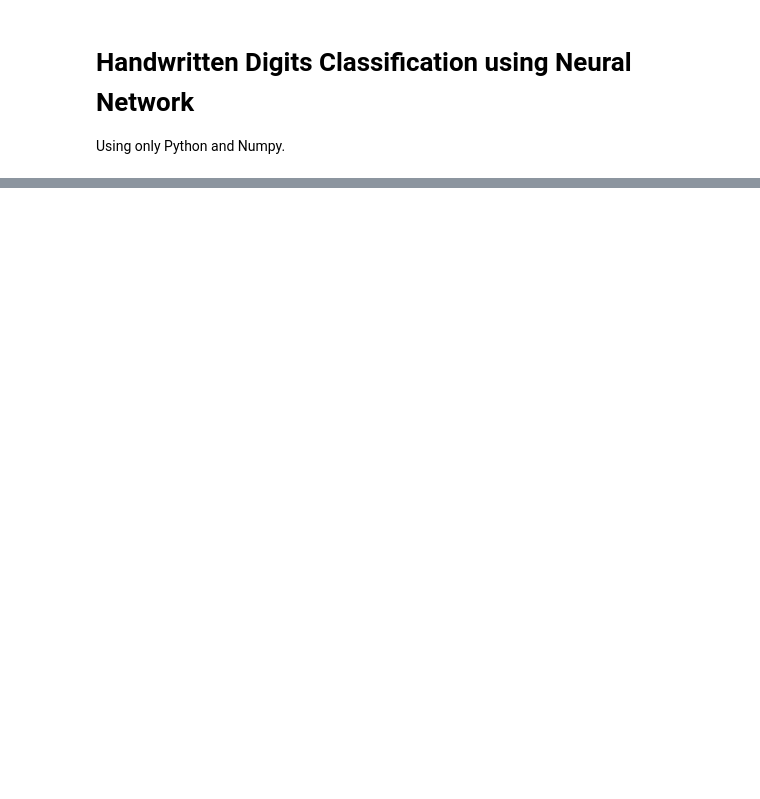
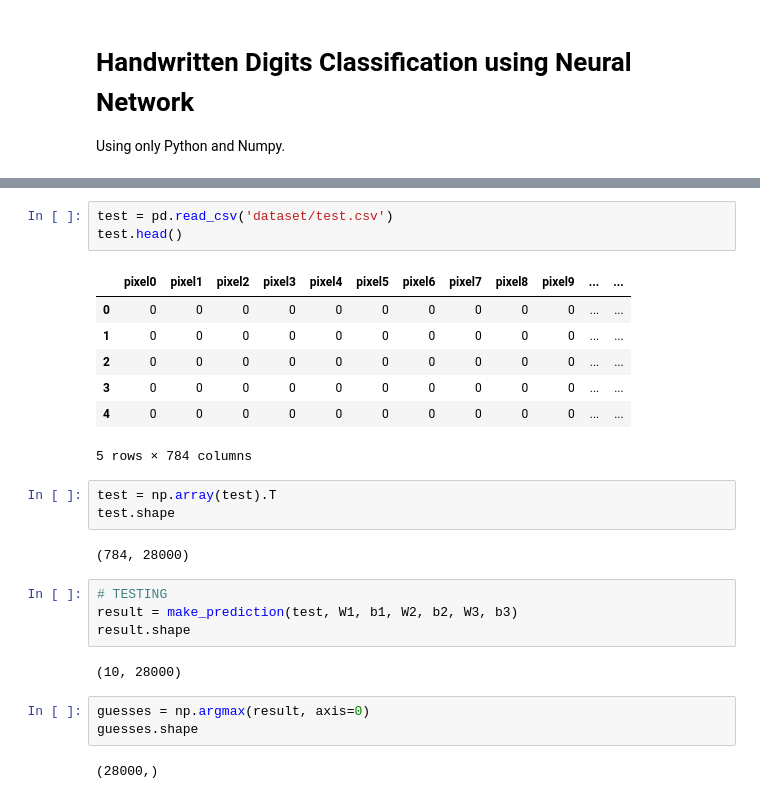
Before and after one commit to bharxhav/handwritten-nn-py, a Jupyter notebook: main.ipynb, the cells around one changed output, grey strips where cells are left out. Drawn from its saved outputs; the diff is of its cells as text; blank space fills up the shorter version.

```diff
--- a/main.ipynb
+++ b/main.ipynb
@@ -113,0 +197,27 @@ def gradient_descent(X, Y, alpha, iterations):
+# %%
+test = pd.read_csv('dataset/test.csv')
+test.head()
+# %% [output]
+|  | pixel0 | pixel1 | pixel2 | pixel3 | pixel4 | pixel5 | pixel6 | pixel7 | pixel8 | pixel9 | ... | ... |
+| 0 | 0 | 0 | 0 | 0 | 0 | 0 | 0 | 0 | 0 | 0 | ... | ... |
+| 1 | 0 | 0 | 0 | 0 | 0 | 0 | 0 | 0 | 0 | 0 | ... | ... |
+| 2 | 0 | 0 | 0 | 0 | 0 | 0 | 0 | 0 | 0 | 0 | ... | ... |
+| 3 | 0 | 0 | 0 | 0 | 0 | 0 | 0 | 0 | 0 | 0 | ... | ... |
+| 4 | 0 | 0 | 0 | 0 | 0 | 0 | 0 | 0 | 0 | 0 | ... | ... |
+5 rows × 784 columns
+# %%
+test = np.array(test).T
+test.shape
+# %% [output]
+(784, 28000)
+# %%
+# TESTING
+result = make_prediction(test, W1, b1, W2, b2, W3, b3)
+result.shape
+# %% [output]
+(10, 28000)
+# %%
+guesses = np.argmax(result, axis=0)
+guesses.shape
+# %% [output]
+(28000,)
```
Also changed, not shown: parts of 23 cells of this notebook.
